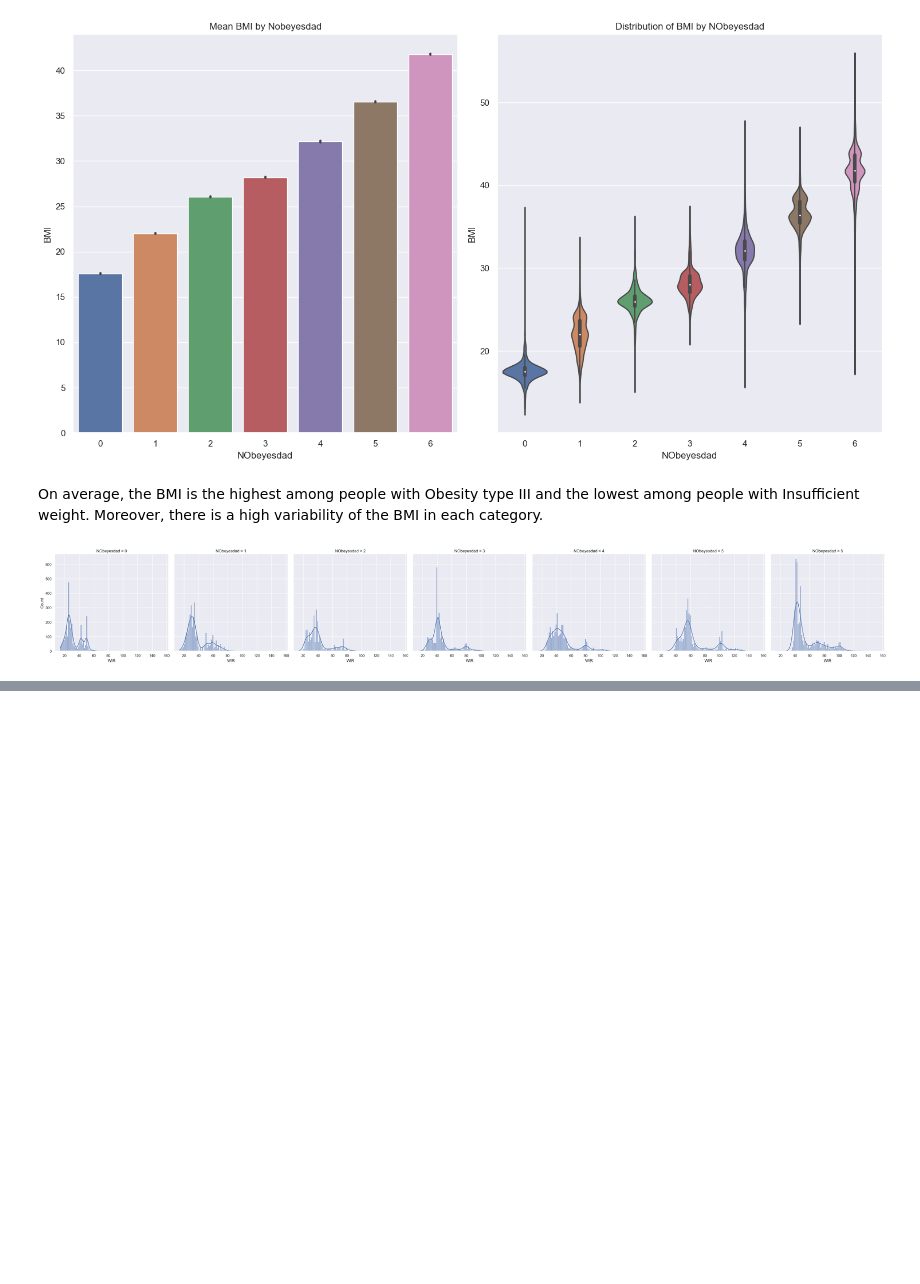
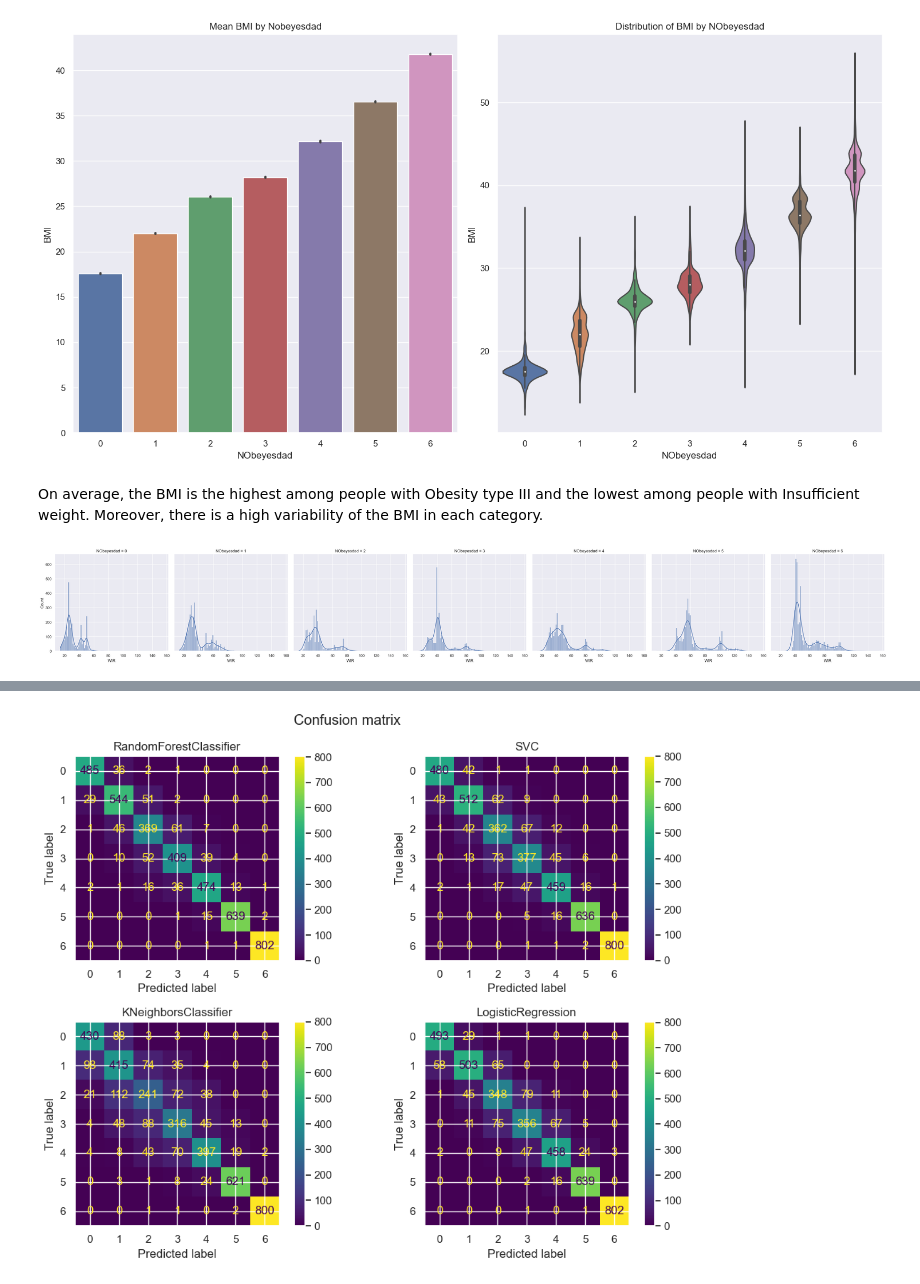
Before and after one commit to lu-julia/data-science-projects, a Jupyter notebook: Obesity Risk Prediction/obesity_risk_prediction.ipynb, the cells around one changed output, grey strips where cells are left out. Drawn from its saved outputs; the diff is of its cells as text; code cells hidden in the pictures; blank space fills up the shorter version.

Commit message:
Model building and submission file

```diff
--- a/Obesity Risk Prediction/obesity_risk_prediction.ipynb
+++ b/Obesity Risk Prediction/obesity_risk_prediction.ipynb
@@ -348,0 +374,5 @@ plt.show()
+# %%
+# Standardize the features
+scaler = StandardScaler()
+X_train = scaler.fit_transform(X_train)
+X_test = scaler.transform(X_test)
@@ -348,0 +387,27 @@ plt.show()
+# %%
+classifiers = [RandomForestClassifier(random_state=42),
+               SVC(random_state=42),
+               KNeighborsClassifier(),
+               LogisticRegression(max_iter=1000, random_state=42)
+               ]
+accuracies = []
+all_predictions = pd.DataFrame({'id': y_test.index})
+
+for classifier in classifiers:
+    # Train the model
+    classifier.fit(X_train, y_train)
+
+    # Make predictions on the test set
+    y_pred = classifier.predict(X_test)
+    all_predictions[classifier.__class__.__name__] = y_pred
+
+    # Evaluate the model
+    accuracy = accuracy_score(y_test, y_pred)
+    accuracies.append(accuracy)
+
+    # Print model name and metrics
+    print(f"{'='*30}\n{classifier.__class__.__name__}\n{'='*30}")
+    print(f'Accuracy: {accuracy:.5f}')
+    print('\nClassification Report:')
+    print(classification_report(y_test, y_pred))
+    print('\n')
@@ -348,0 +450,14 @@ plt.show()
+# %%
+# Plot confusion matrix
+fig, axes = plt.subplots(nrows=2, ncols=2, figsize=(10, 8))
+axes = axes.flatten()
+for i, classifier in enumerate(classifiers):
+    cm = confusion_matrix(y_test, all_predictions.loc[:, [classifier.__class__.__name__]])
+    disp = ConfusionMatrixDisplay(confusion_matrix=cm)
+    disp.plot(ax=axes[i])
+    axes[i].set_title(classifier.__class__.__name__)
+plt.suptitle('Confusion matrix')
+plt.tight_layout()
+plt.show()
+# %% [output]
+[figure, added]
```
Also changed, not shown: parts of 31 cells of this notebook.
